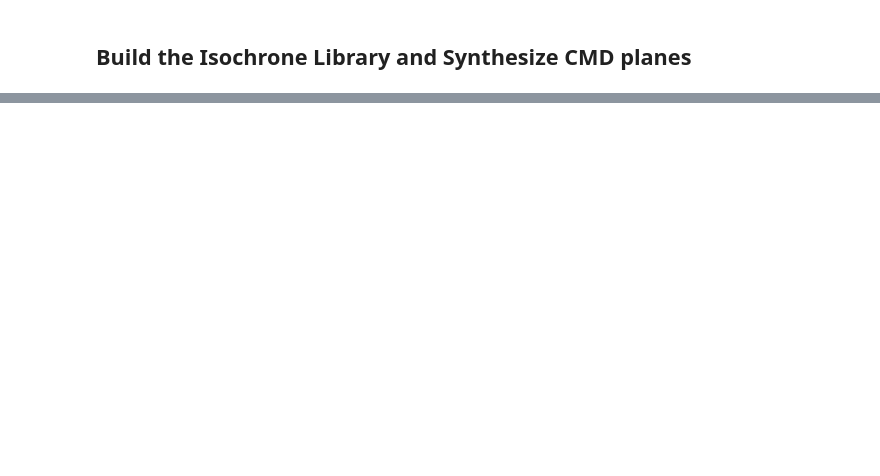
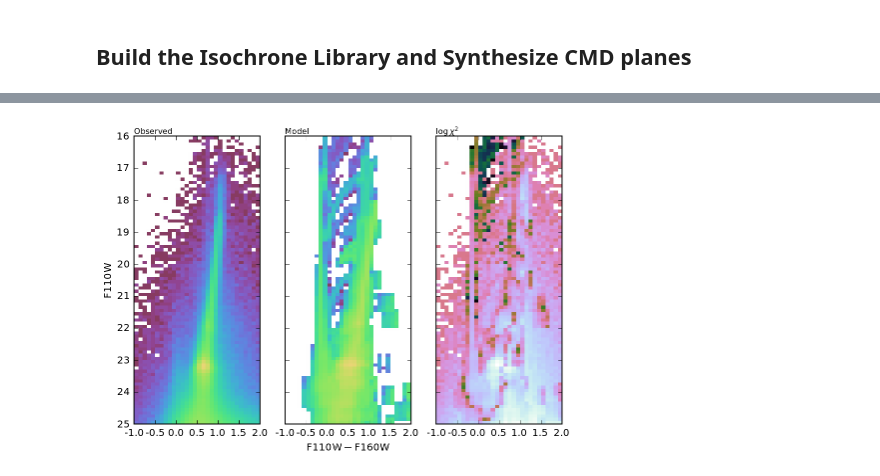
Before and after one commit to jonathansick/androcmd, a Jupyter notebook: notebooks/Brick 23 IR.ipynb, the cells around one changed output, grey strips where cells are left out. Cells and saved outputs as stored; diff of their text form; code cells hidden in the pictures; blank space fills up the shorter version.

```diff
--- a/notebooks/Brick 23 IR.ipynb
+++ b/notebooks/Brick 23 IR.ipynb
@@ -152,0 +222,19 @@ if len(glob(os.path.join(STARFISH, synth_dir, "z*"))) == 0:
+# %%
+import cubehelix
+cmapper = lambda: cubehelix.cmap(startHue=240,endHue=-300,minSat=1,maxSat=2.5,minLight=.3,maxLight=.8,gamma=.9)
+
+from starfisher.sfhplot import ChiTriptykPlot
+fig = plt.figure(figsize=(7, 5))
+ctp = ChiTriptykPlot(sfh.full_chi_path, 1, ir_cmd.x_span, ir_cmd.y_span,
+                     ir_cmd.dpix, ir_cmd.x_label, ir_cmd.y_label,
+                    flipy=True)
+ax_obs, ax_mod, ax_chi = ctp.setup_axes(fig)
+ctp.plot_obs_in_ax(ax_obs, cmap=cmapper())
+ctp.plot_mod_in_ax(ax_mod, cmap=cmapper())
+ctp.plot_chi_in_ax(ax_chi, cmap=cubehelix.cmap())
+ax_obs.text(0.0, 1.01, "Observed", transform=ax_obs.transAxes, size=8, ha='left')
+ax_mod.text(0.0, 1.01, "Model", transform=ax_mod.transAxes, size=8, ha='left')
+ax_chi.text(0.0, 1.01, r"$\log \chi^2$", transform=ax_chi.transAxes, size=8, ha='left')
+fig.show()
+# %% [output]
+[figure, added]
```
Also changed, not shown: parts of 9 cells of this notebook.
